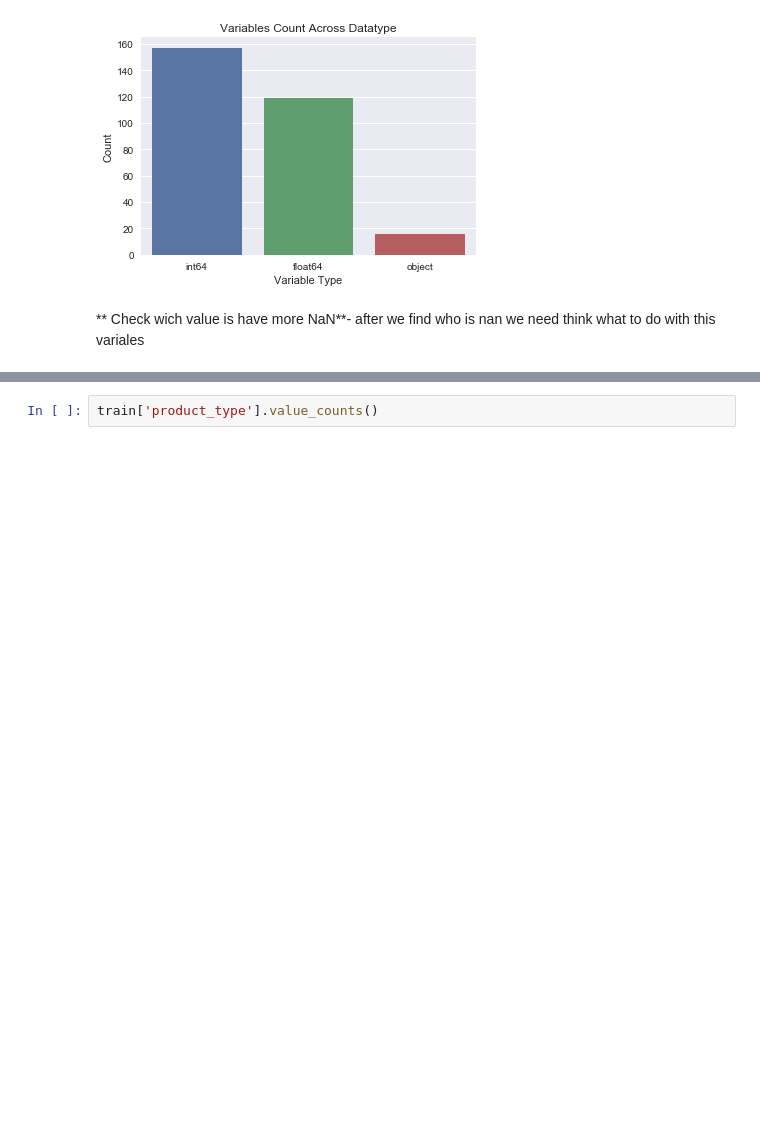
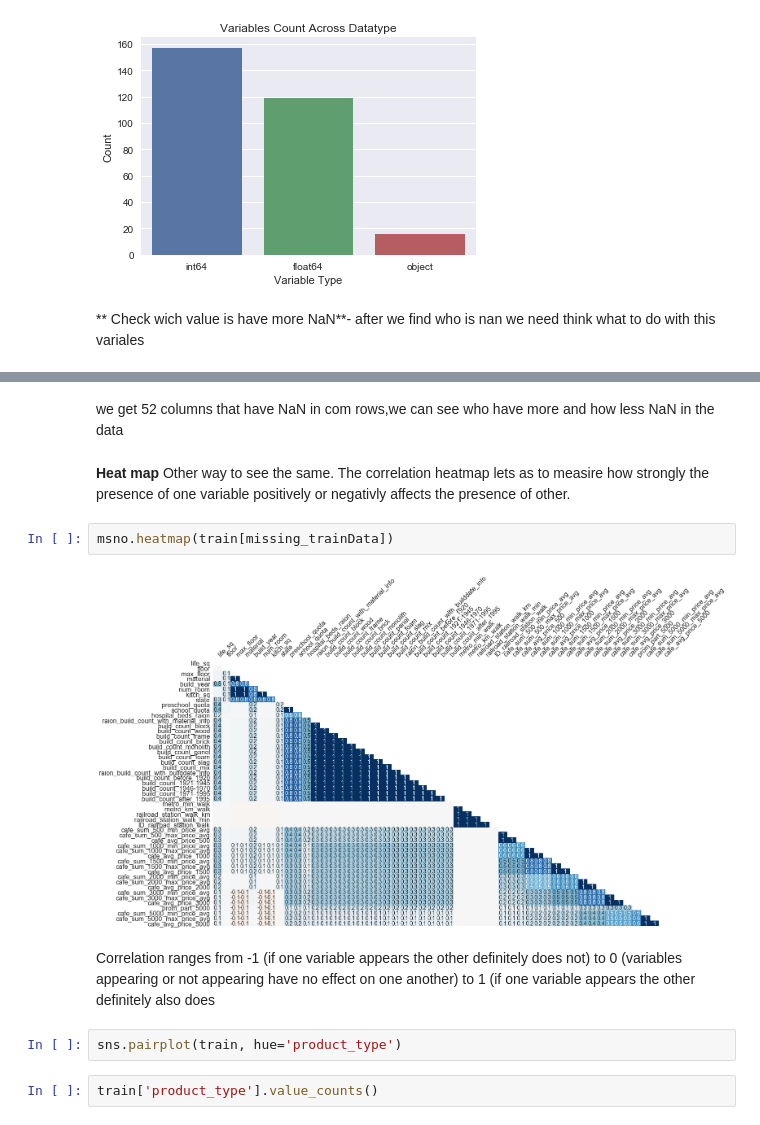
Before and after one commit to AlexandraLS1/ADS-Final-Project-Sberbank, a Jupyter notebook: EDA.ipynb, the cells around one changed output, grey strips where cells are left out. Saved outputs shown, nothing was run; the diff lists cells and outputs as text; blank space fills up the shorter version.

```diff
--- a/EDA.ipynb
+++ b/EDA.ipynb
@@ -201,3 +210,17 @@ plt.show()
+# %% [markdown]
+we get 52 columns that have NaN in com rows,we can see who have more and how less NaN in the data
+# %% [markdown]
+**Heat map**
+Other way to see the same.
+The correlation heatmap lets as to measire how strongly the presence of one variable positively or negativly affects the presence of other.
+# %%
+msno.heatmap(train[missing_trainData])
+# %% [output]
+[figure, added]
+# %% [markdown]
+Correlation ranges from -1 (if one variable appears the other definitely does not) to 0 (variables appearing or not appearing have no effect on one another) to 1 (if one variable appears the other definitely also does
+# %%
+sns.pairplot(train, hue='product_type')
 # %%
 train['product_type'].value_counts()
 # %% [output]
```
Also changed, not shown: parts of 3 cells of this notebook.
